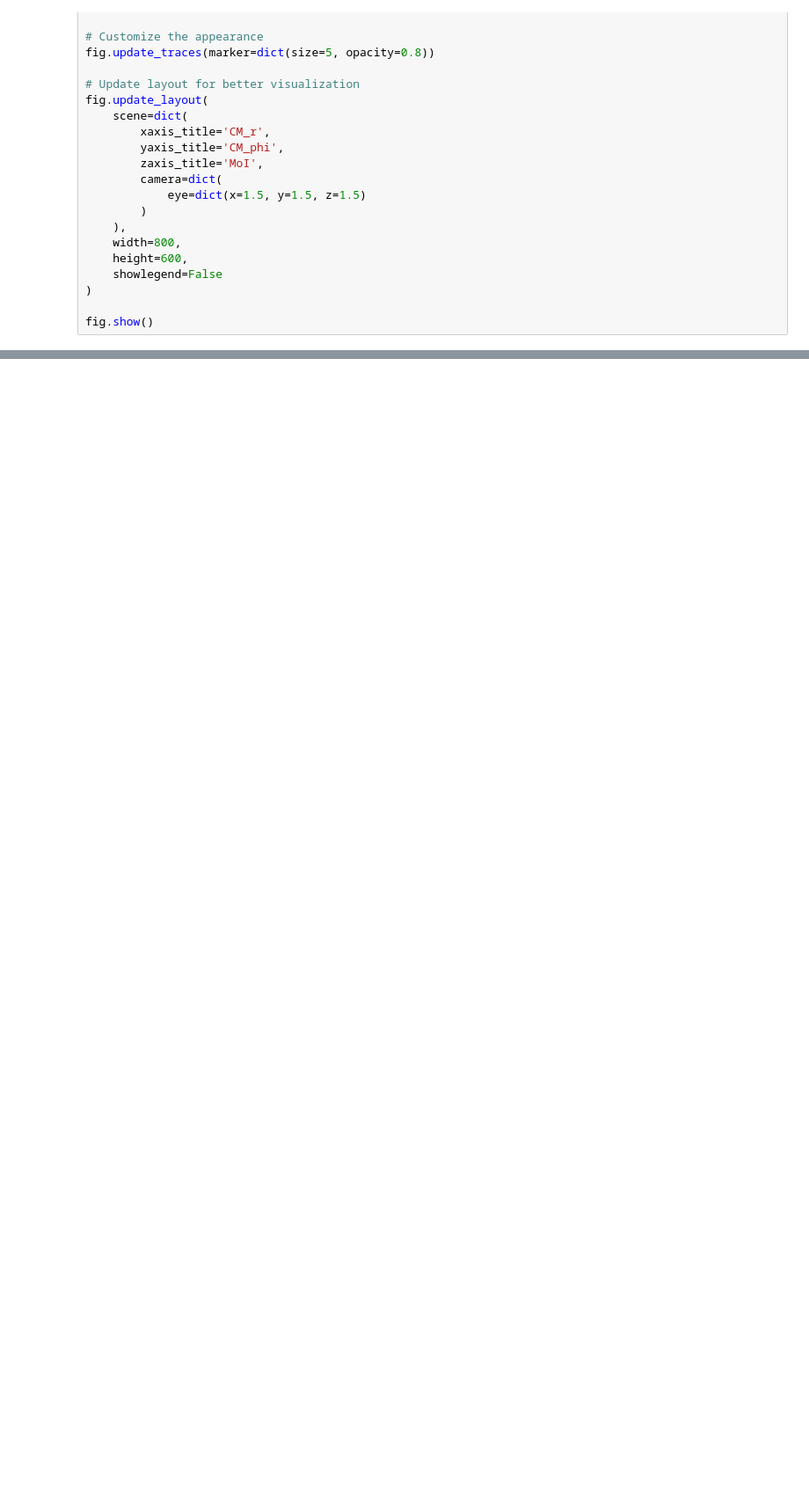
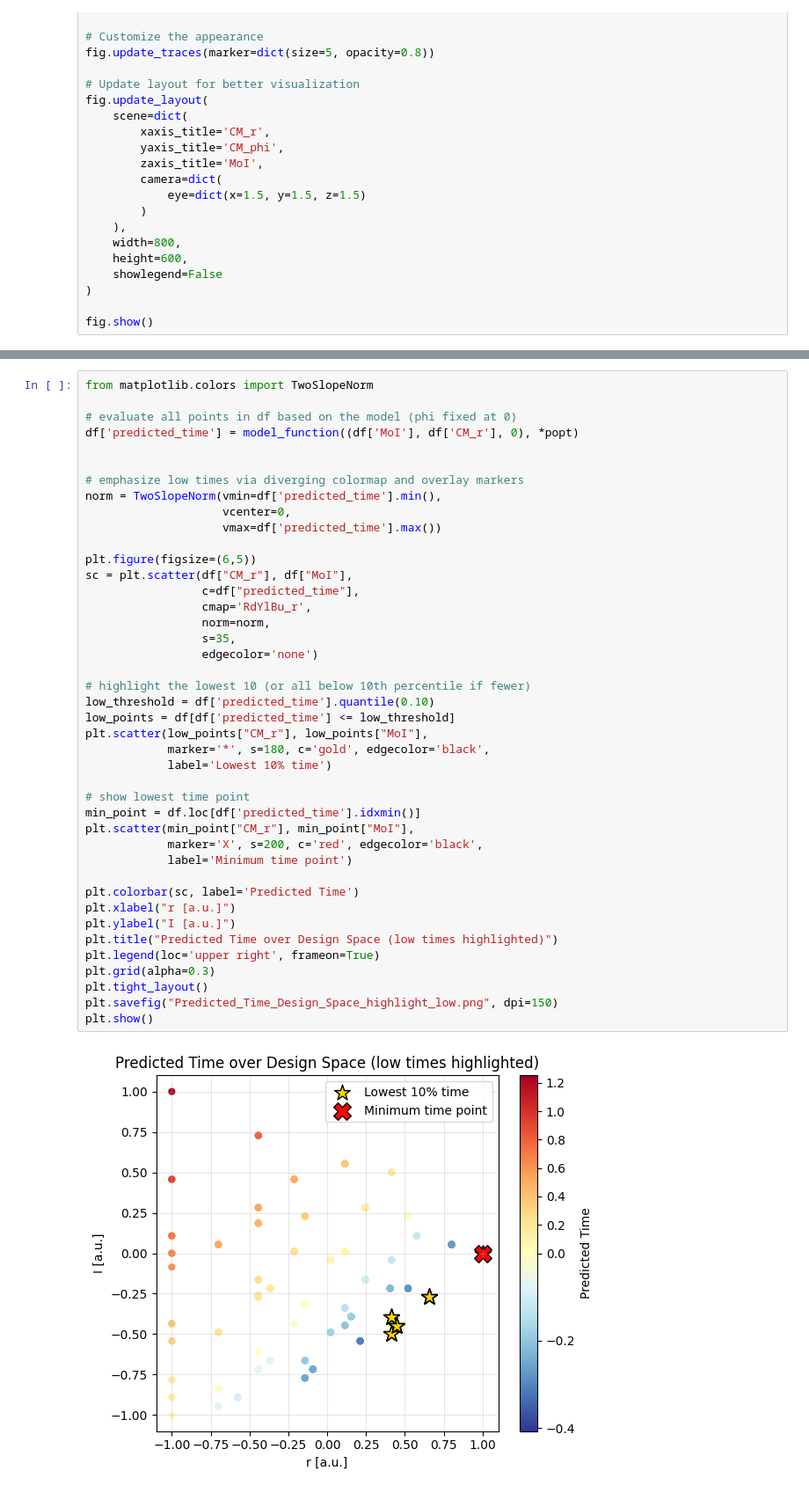
Before and after one commit to Fantastic-Fabian/Doe, a Jupyter notebook: Project.ipynb, the cells around one changed output, grey strips where cells are left out. Shown: that part at 88% size. Drawn from its saved outputs; the diff is of its cells as text; blank space fills up the shorter version.

```diff
--- a/Project.ipynb
+++ b/Project.ipynb
@@ -181,0 +341,44 @@ df_experiment_shuffled[["pos1_idx", "pos2_idx", "pos3_idx", "pos4_idx"]].to_csv(
+# %%
+from matplotlib.colors import TwoSlopeNorm
+
+# evaluate all points in df based on the model (phi fixed at 0)
+df['predicted_time'] = model_function((df['MoI'], df['CM_r'], 0), *popt)
+
+
+# emphasize low times via diverging colormap and overlay markers
+norm = TwoSlopeNorm(vmin=df['predicted_time'].min(),
+                    vcenter=0,
+                    vmax=df['predicted_time'].max())
+
+plt.figure(figsize=(6,5))
+sc = plt.scatter(df["CM_r"], df["MoI"],
+                 c=df["predicted_time"],
+                 cmap='RdYlBu_r',
+                 norm=norm,
+                 s=35,
+                 edgecolor='none')
+
+# highlight the lowest 10 (or all below 10th percentile if fewer)
+low_threshold = df['predicted_time'].quantile(0.10)
+low_points = df[df['predicted_time'] <= low_threshold]
+plt.scatter(low_points["CM_r"], low_points["MoI"],
+            marker='*', s=180, c='gold', edgecolor='black',
+            label='Lowest 10% time')
+
+# show lowest time point
+min_point = df.loc[df['predicted_time'].idxmin()]
+plt.scatter(min_point["CM_r"], min_point["MoI"],
+            marker='X', s=200, c='red', edgecolor='black',
+            label='Minimum time point')
+
+plt.colorbar(sc, label='Predicted Time')
+plt.xlabel("r [a.u.]")
+plt.ylabel("I [a.u.]")
+plt.title("Predicted Time over Design Space (low times highlighted)")
+plt.legend(loc='upper right', frameon=True)
+plt.grid(alpha=0.3)
+plt.tight_layout()
+plt.savefig("Predicted_Time_Design_Space_highlight_low.png", dpi=150)
+plt.show()
+# %% [output]
+[figure, added]
```
Also changed, not shown: parts of 7 cells of this notebook, 4 other files.
